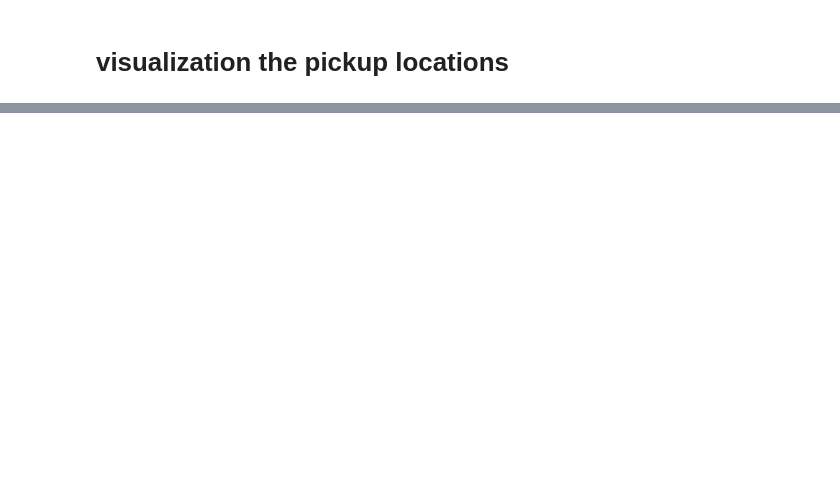
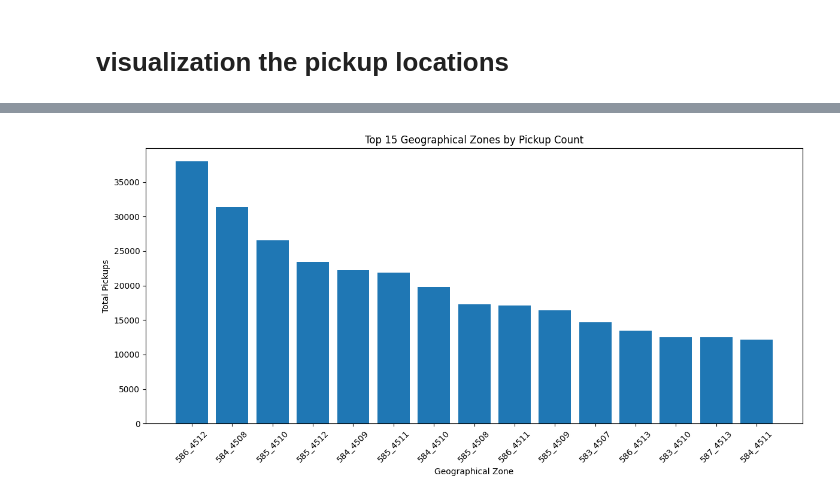
Before and after one commit to 07ashu97912-hub/AI-Based-Smart-Cab-Allocation-and-Driver-Repositioning-System, a Jupyter notebook: main.ipynb, the cells around one changed output, grey strips where cells are left out. Drawn from its saved outputs; the diff is of its cells as text; code cells hidden in the pictures; blank space fills up the shorter version.

```diff
--- a/main.ipynb
+++ b/main.ipynb
@@ -125,0 +604,27 @@ plt.show()
+# %%
+# Count pickups in each geographical zone
+zone_demand = (
+    df_ny.groupby("Zone_ID")
+    .size()
+    .sort_values(ascending=False)
+)
+
+# Select the 15 busiest zones
+top_zones = zone_demand.head(15)
+
+plt.figure(figsize=(12, 6))
+
+plt.bar(
+    top_zones.index,
+    top_zones.values
+)
+
+plt.xlabel("Geographical Zone")
+plt.ylabel("Total Pickups")
+plt.title("Top 15 Geographical Zones by Pickup Count")
+
+plt.xticks(rotation=45)
+plt.tight_layout()
+plt.show()
+# %% [output]
+[figure, added]
```
Also changed, not shown: parts of 30 cells of this notebook.
